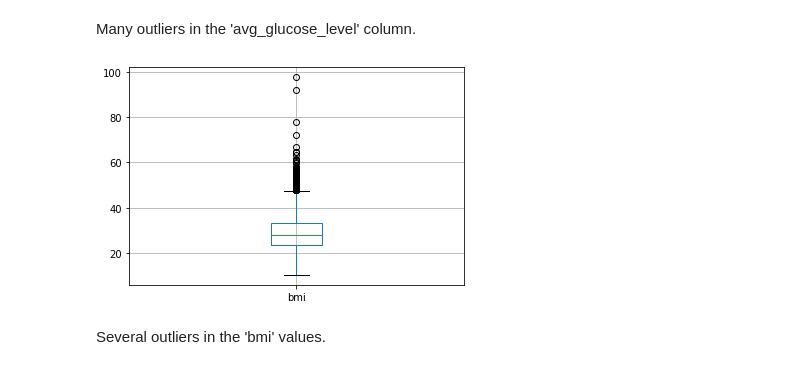
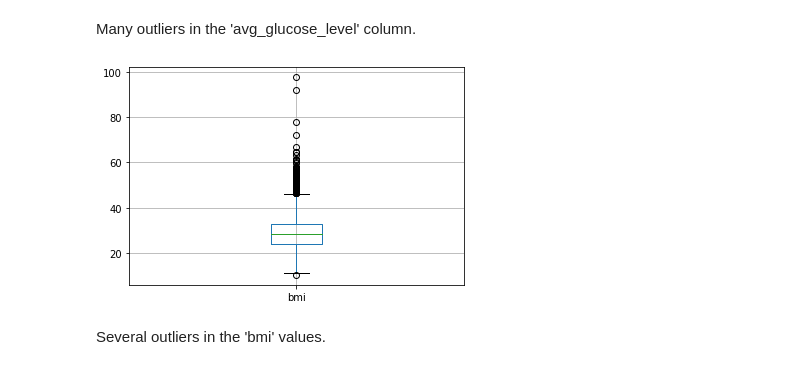
Before and after one commit to stp511/HealthPredictionProject2, a Jupyter notebook: Updated_11_17_22_StevenPhillips_Project2_Part3_StrokePredictions.ipynb, the cells around one changed output. Cells and saved outputs as stored; diff of their text form; code cells hidden in the pictures.

```diff
--- a/Updated_11_17_22_StevenPhillips_Project2_Part3_StrokePredictions.ipynb
+++ b/Updated_11_17_22_StevenPhillips_Project2_Part3_StrokePredictions.ipynb
@@ -464,9 +464,9 @@ df.boxplot(column = 'avg_glucose_level');
 # %% [markdown]
 Many outliers in the 'avg_glucose_level' column.
 # %%
-df.boxplot(column = 'bmi',);
+df_ml.boxplot(column = 'bmi',);
 # %% [output]
-[figure, old version]
+[figure, new version]
 # %% [markdown]
 Several outliers in the 'bmi' values.
 # %% [markdown]
```
Also changed, not shown: parts of 2 cells of this notebook.
